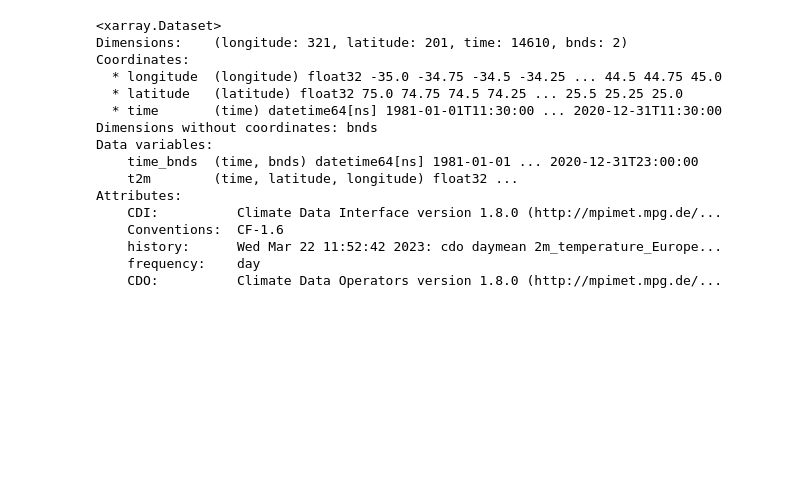
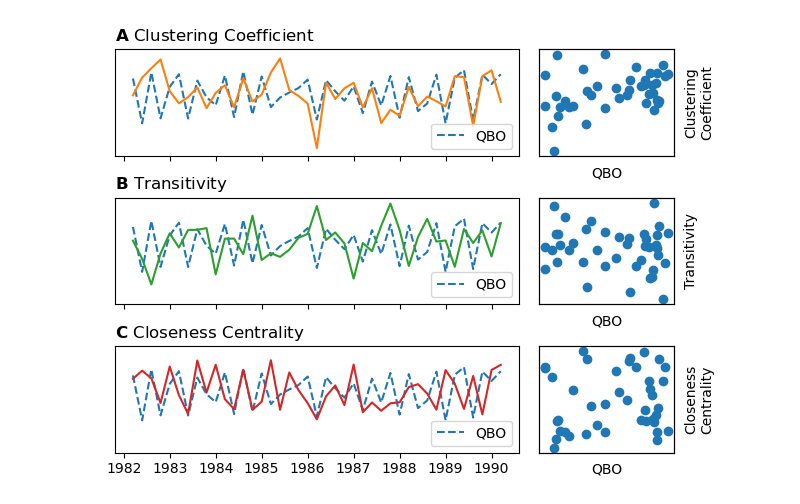
Before and after one commit to david-strahl/quasibi-europe, a Jupyter notebook: code/07_dynamic_network.ipynb, the cells around one changed output. Cells and saved outputs as stored; diff of their text form; code cells hidden in the pictures; blank space fills up the shorter version.

```diff
--- a/code/07_dynamic_network.ipynb
+++ b/code/07_dynamic_network.ipynb
@@ -81,19 +21,50 @@ eda5 = xa.open_dataset("/Users/david/Downloads/2m_temperature_Europe_1981-2020_d
-# %%
-eda5
-# %% [output]
-<xarray.Dataset>
-Dimensions:    (longitude: 321, latitude: 201, time: 14610, bnds: 2)
-Coordinates:
-  * longitude  (longitude) float32 -35.0 -34.75 -34.5 -34.25 ... 44.5 44.75 45.0
-  * latitude   (latitude) float32 75.0 74.75 74.5 74.25 ... 25.5 25.25 25.0
-  * time       (time) datetime64[ns] 1981-01-01T11:30:00 ... 2020-12-31T11:30:00
-Dimensions without coordinates: bnds
-Data variables:
-    time_bnds  (time, bnds) datetime64[ns] 1981-01-01 ... 2020-12-31T23:00:00
-    t2m        (time, latitude, longitude) float32 ...
-Attributes:
-    CDI:          Climate Data Interface version 1.8.0 (http://mpimet.mpg.de/...
-    Conventions:  CF-1.6
-    history:      Wed Mar 22 11:52:42 2023: cdo daymean 2m_temperature_Europe...
-    frequency:    day
-    CDO:          Climate Data Operators version 1.8.0 (http://mpimet.mpg.de/...
+# %%
+M = np.zeros((len(pearson_files), 3))
+
+for i, pearson_file in tqdm(enumerate(pearson_files), total=41):
+    pearson = quasibi.load_symmat(pearson_file)
+    pearson = np.abs(pearson) >= np.quantile(np.abs(pearson), 0.995)
+
+    net = networkx.from_numpy_matrix(pearson)
+
+    # average path length
+    M[i, 0] = networkx.average_clustering(net)
+
+    # transitivity
+    M[i, 1] = networkx.transitivity(net)
+
+    # centrality
+    M[i, 2] = np.fromiter(networkx.closeness_centrality(net).values(), dtype="float32").mean()
+# %%
+M = (M - np.mean(M, axis=0))/np.std(M, axis=0)
+# %%
+fig, axs = plt.subplots(3, 2, gridspec_kw={"width_ratios": [3, 1]})
+
+time = np.arange(1981, 2022)
+
+for i, (m, ax) in enumerate(zip(M.T, axs.T[0])):
+    ax.plot(time, (qbo - np.mean(qbo))/np.std(qbo), ls="--", label="QBO")
+    ax.plot(time, m, c="C"+str(i+1))
+    ax.set_title(r"$\bf{" + ["A", "B", "C"][i] + "}$ " + ["Clustering Coefficient", "Transitivity", "Closeness Centrality"][i], loc="left")
+    ax.set_yticks([])
+    ax.set_ylim([-3.5, 2.5])
+    ax.set_xticklabels([] if i < 2 else time)
+    ax.legend(loc="lower right")
+    #ax.imshow(np.expand_dims(qbo, 1).T, extent=[-0.5, 39.5, -2.5, 2.5], cmap="coolwarm", vmin=-310, vmax=310)
+
+
+for i, (m, ax) in enumerate(zip(M.T, axs.T[1])):
+    ax.scatter(qbo, m)
+    ax.set_yticks([])
+    ax.set_xticks([])
+    ax.set_xlabel("QBO")
+    ax.set_ylabel("")
+    ax = ax.twinx()
+    ax.set_yticks([])
+    ax.set_ylabel(["Clustering\nCoefficient", "Transitivity", "Closeness\nCentrality"][i])
+    pass
+
+plt.tight_layout()
+plt.savefig("../plots/dynamic.pdf", bbox_inches="tight")
+# %% [output]
+[figure, added]
```
Also changed, not shown: parts of 8 cells of this notebook, 12 other files.
